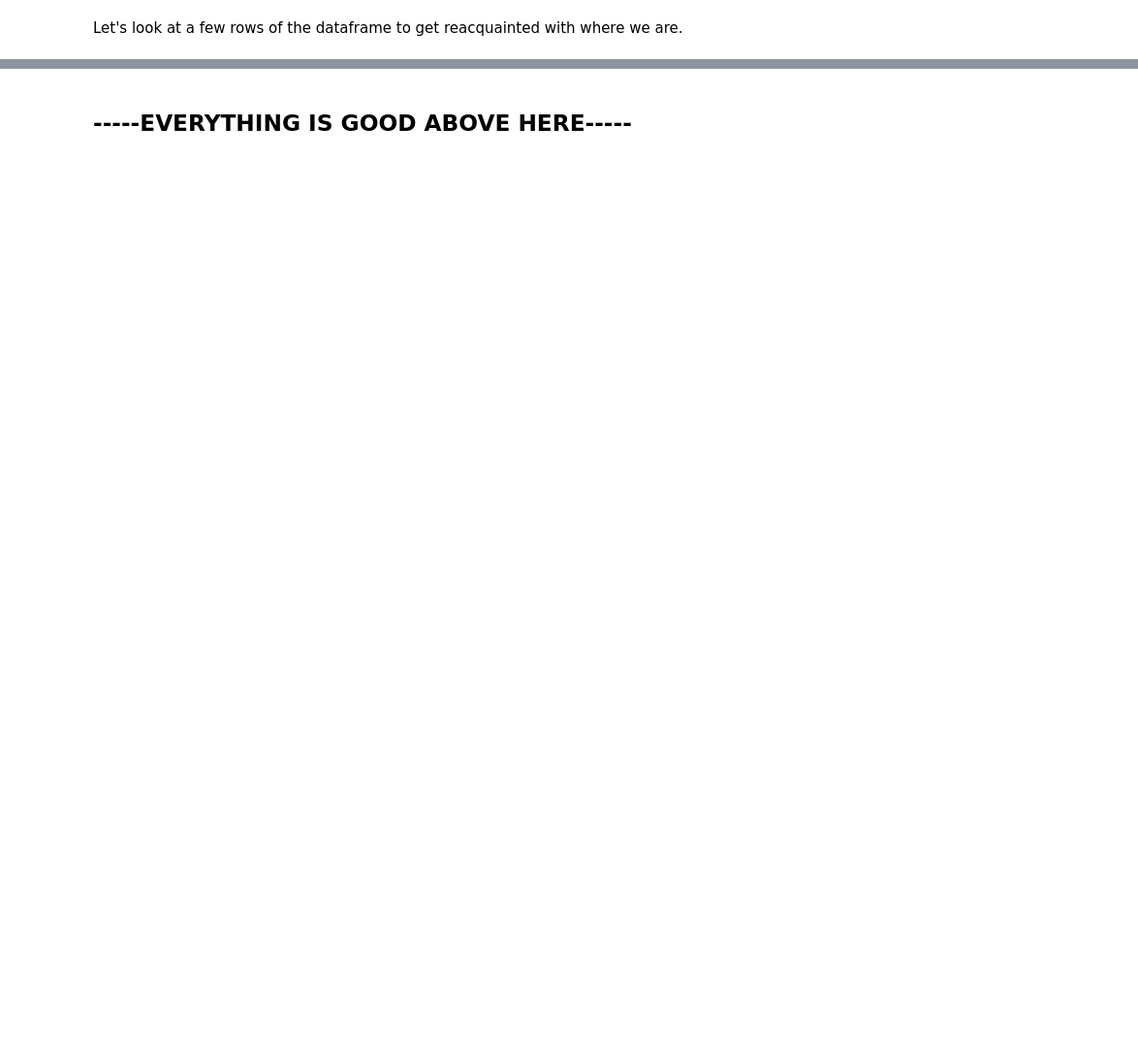
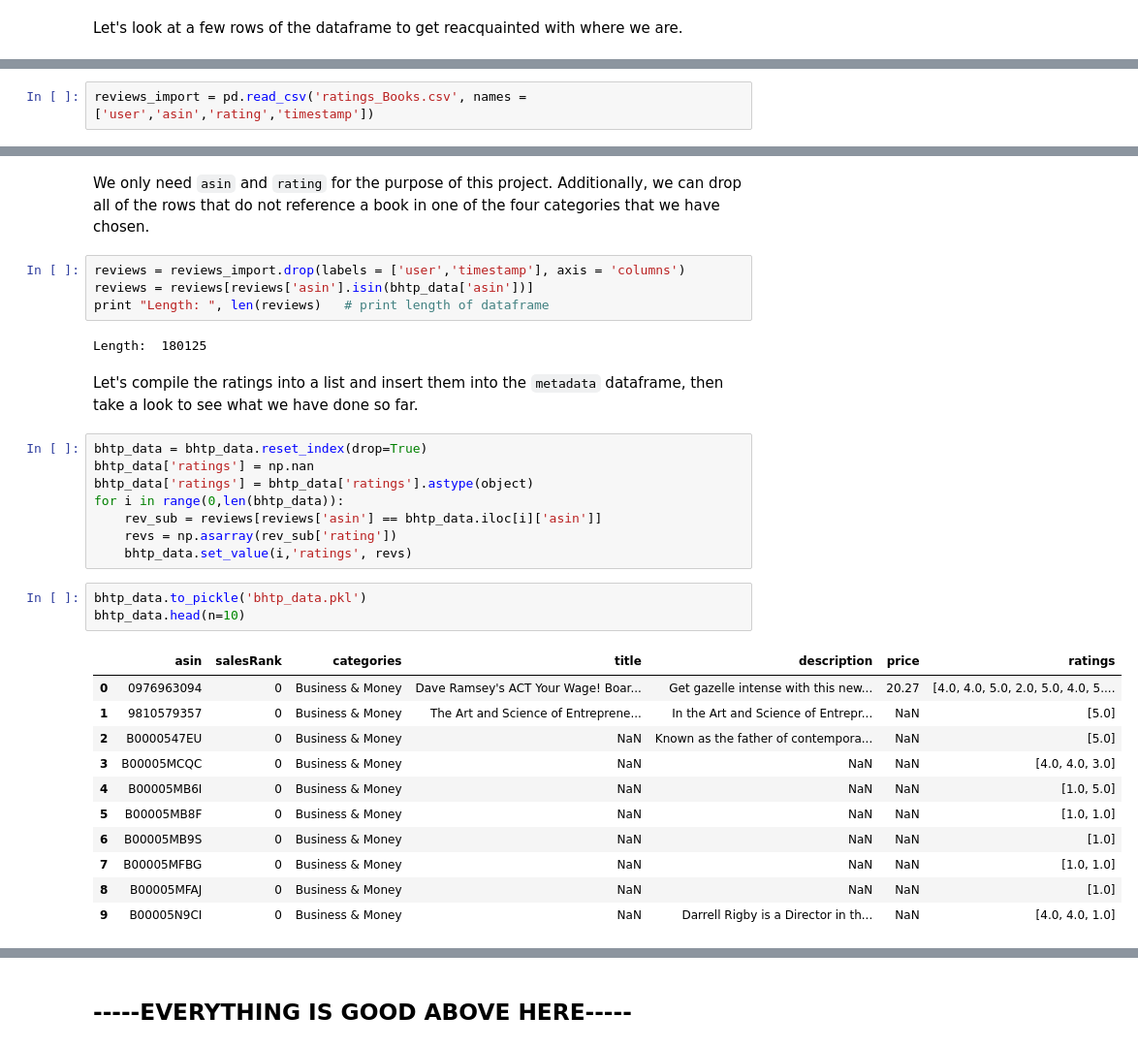
Before and after one commit to kathrynhamilton/207finalproject, a Jupyter notebook: w207_final_project.ipynb, the cells around one changed output, grey strips where cells are left out. Shown at 97% size. Saved outputs shown, nothing was run; the diff lists cells and outputs as text; blank space fills up the shorter version.

```diff
--- a/w207_final_project.ipynb
+++ b/w207_final_project.ipynb
@@ -294,0 +344,2 @@ metadata.head(n=5)   # print first 5 rows of dataframe
+# %%
+reviews_import = pd.read_csv('ratings_Books.csv', names = ['user','asin','rating','timestamp'])
@@ -294,0 +357,33 @@ metadata.head(n=5)   # print first 5 rows of dataframe
+# %% [markdown]
+We only need `asin` and `rating` for the purpose of this project. Additionally, we can drop all of the rows that do not reference a book in one of the four categories that we have chosen.
+# %%
+reviews = reviews_import.drop(labels = ['user','timestamp'], axis = 'columns')
+reviews = reviews[reviews['asin'].isin(bhtp_data['asin'])]
+print "Length: ", len(reviews)   # print length of dataframe
+# %% [output]
+Length:  180125
+# %% [markdown]
+Let's compile the ratings into a list and insert them into the `metadata` dataframe, then take a look to see what we have done so far.
+# %%
+bhtp_data = bhtp_data.reset_index(drop=True)
+bhtp_data['ratings'] = np.nan
+bhtp_data['ratings'] = bhtp_data['ratings'].astype(object)
+for i in range(0,len(bhtp_data)):
+    rev_sub = reviews[reviews['asin'] == bhtp_data.iloc[i]['asin']]
+    revs = np.asarray(rev_sub['rating'])
+    bhtp_data.set_value(i,'ratings', revs)
+# %%
+bhtp_data.to_pickle('bhtp_data.pkl')
+bhtp_data.head(n=10)
+# %% [output]
+|  | asin | salesRank | categories | title | description | price | ratings |
+| 0 | 0976963094 | 0 | Business & Money | Dave Ramsey's ACT Your Wage! Boar... | Get gazelle intense with this new... | 20.27 | [4.0, 4.0, 5.0, 2.0, 5.0, 4.0, 5.... |
+| 1 | 9810579357 | 0 | Business & Money | The Art and Science of Entreprene... | In the Art and Science of Entrepr... | NaN | [5.0] |
+| 2 | B0000547EU | 0 | Business & Money | NaN | Known as the father of contempora... | NaN | [5.0] |
+| 3 | B00005MCQC | 0 | Business & Money | NaN | NaN | NaN | [4.0, 4.0, 3.0] |
+| 4 | B00005MB6I | 0 | Business & Money | NaN | NaN | NaN | [1.0, 5.0] |
+| 5 | B00005MB8F | 0 | Business & Money | NaN | NaN | NaN | [1.0, 1.0] |
+| 6 | B00005MB9S | 0 | Business & Money | NaN | NaN | NaN | [1.0] |
+| 7 | B00005MFBG | 0 | Business & Money | NaN | NaN | NaN | [1.0, 1.0] |
+| 8 | B00005MFAJ | 0 | Business & Money | NaN | NaN | NaN | [1.0] |
+| 9 | B00005N9CI | 0 | Business & Money | NaN | Darrell Rigby is a Director in th... | NaN | [4.0, 4.0, 1.0] |
```
Also changed, not shown: parts of 41 cells of this notebook.
